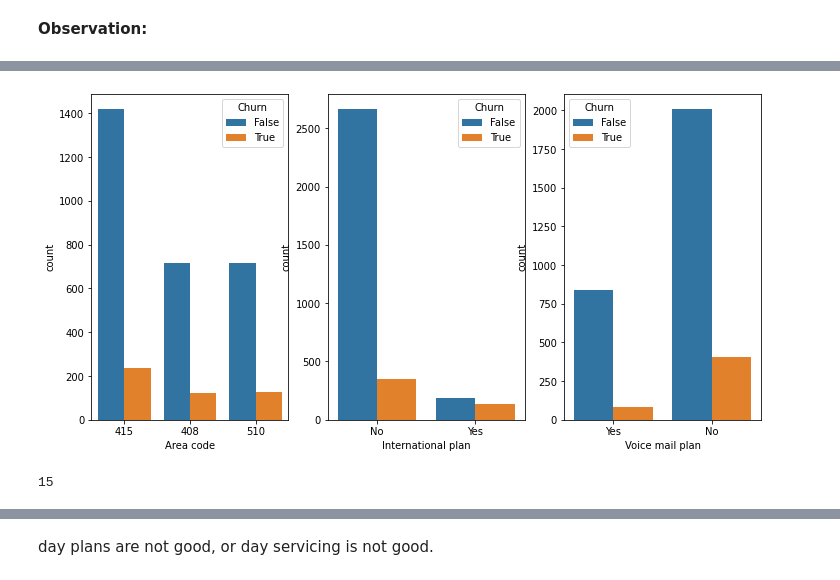
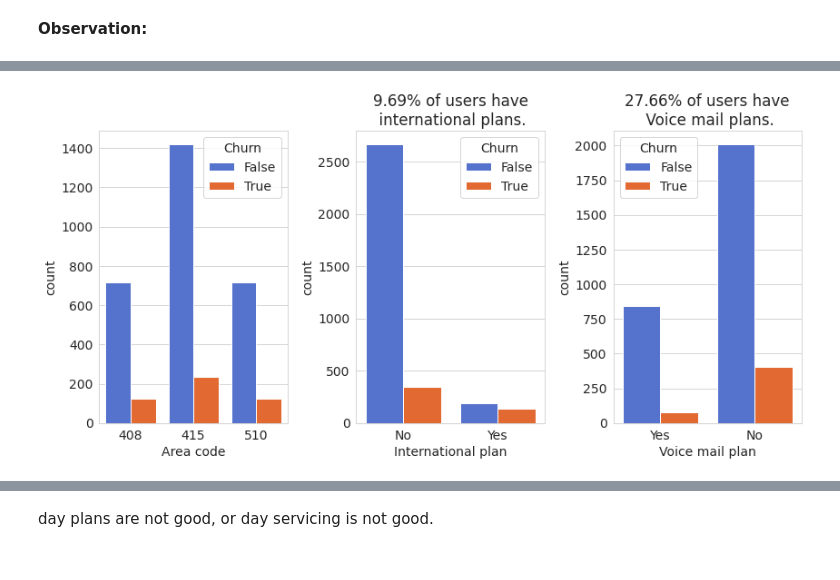
Before and after one commit to Gaurav2912/Telecom-Churn-Analysis---Capstone-Project, a Jupyter notebook: Telecom_Churn_Analysis_Capstone_Project.ipynb, the cells around one changed output, grey strips where cells are left out. Cells and saved outputs as stored; diff of their text form; code cells hidden in the pictures.

```diff
--- a/Telecom_Churn_Analysis_Capstone_Project.ipynb
+++ b/Telecom_Churn_Analysis_Capstone_Project.ipynb
@@ -471,5 +476,3 @@ created_lst = ['Total minutes','Total calls', 'Total charge', 'Charge/min day',
-# %%
-df_final= df_final.drop(created_lst, axis= 1)
 # %%
 df_final.shape
 # %% [output]
@@ -522,2 +511,0 @@ need improvement in voice plane
-# %%
-corr_df = df_final.corr()
@@ -524,4 +519,4 @@ corr_df = df_final.corr()
 # %%
-corr_to_label  = corr_df['Churn'].sort_values().iloc[:-1]
+corr_to_label  = corr_df['Churn'].sort_values(ascending= False).iloc[1:]  # first value is 1 (self corelation), so we ignoring it.
 corr_to_label
 # %% [output]
@@ -559,0 +545,17 @@ df_objs = df.select_dtypes(include= 'object')  # data frame with categorical fea
+# %%
+sns.set_style("whitegrid")
+plt.figure(figsize=(12,6), dpi= 100)
+sns.barplot(x=corr_to_label.index,y= corr_to_label.values, palette= 'rainbow')
+plt.title("Feature Correlation to Churn")
+
+for i in range(len(corr_to_label)):
+  if corr_to_label.iloc[i] > 0:
+    plt.text(x= i- 0.35,y= corr_to_label.iloc[i] + 0.01,
+           s= round(corr_to_label.iloc[i], 2), fontsize=12,
+                color= 'black')
+  else:
+     plt.text(x= i- 0.35,y= corr_to_label.iloc[i]-0.02,
+           s= round(corr_to_label.iloc[i], 2), fontsize=12,
+                color= 'black')
+plt.ylim(-0.13,0.3)
+plt.xticks(rotation=90);
@@ -564,8 +610,24 @@ Index(['State', 'Area code', 'International plan', 'Voice mail plan'], dtype='ob
 # %%
+# For the state we will do separately
 list_of_cat = ['Area code', 'International plan', 'Voice mail plan']
 
-fig, axes = plt.subplots(nrows= 1, ncols= 3, figsize= (12,6))
-for ind,cat_feture in enumerate(list_of_cat):
-  sns.countplot(ax= axes[ind],data=df, x= cat_feture, hue= 'Churn');
+# International plan
+percnt_of_user_intl_plan = 100 * (df['International plan'] == "Yes").mean()
+
+# Voice mail plan
+percnt_of_user_voice_plan = 100 * (df['Voice mail plan'] == "Yes").mean()
+
+
+# Create figure object
+fig, ax = plt.subplots(nrows= 1, ncols= 3, figsize= (12,6))
+
+for i,cat_feture in enumerate(list_of_cat):
+  sns.countplot(ax= ax[i],data=df, x= cat_feture, hue= 'Churn')
+
+ax[1].set_title(f"{percnt_of_user_intl_plan:.2f}% of users have\n international plans.")
+ax[2].set_title(f"{percnt_of_user_voice_plan:.2f}% of users have\n Voice mail plans.");
+
+plt.tight_layout()
+plt.show();
 # %% [output]
-[figure, old version]
+[figure, new version]
@@ -575,4 +633,0 @@ lst_num_feature.remove('Churn')
-# %%
-len(lst_num_feature)
-# %% [output]
-15
```
Also changed, not shown: parts of 148 cells of this notebook.
